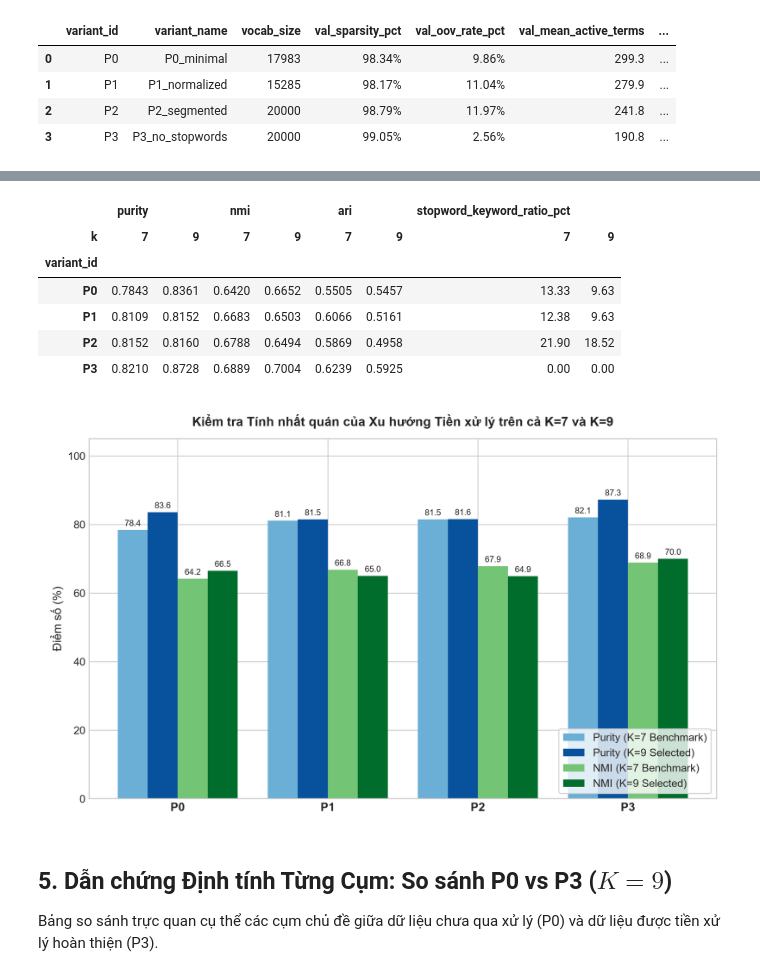
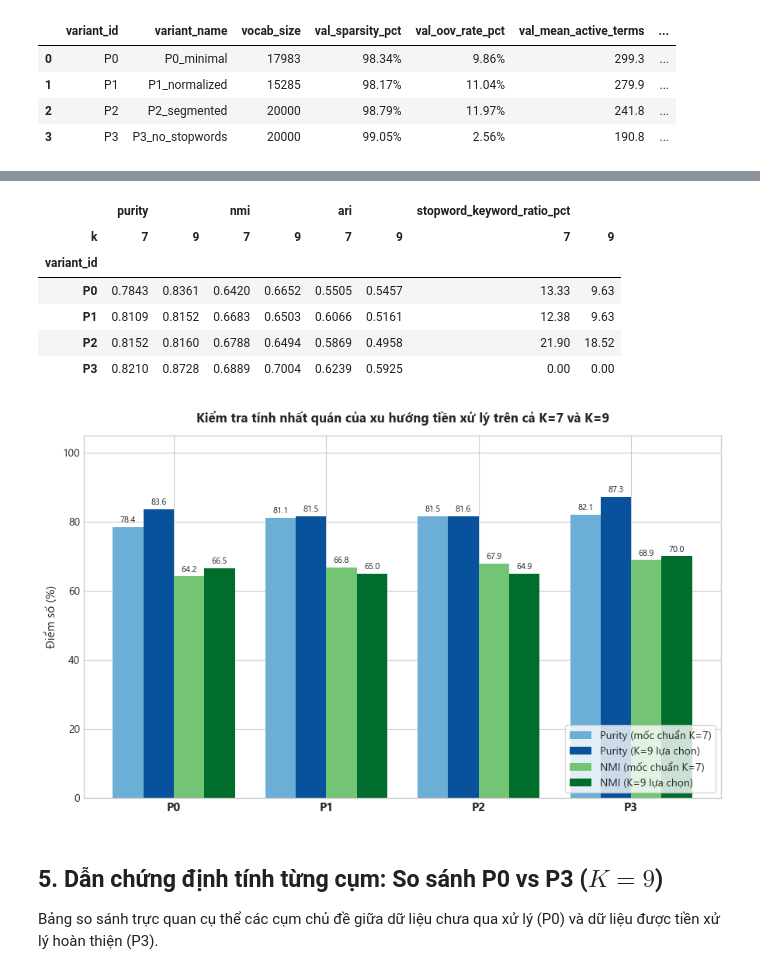
Before and after one commit to lunatran141/vietnamese-news-topic-discovery, a Jupyter notebook: notebooks/06_m03_preprocessing_ablation.ipynb, the cells around one changed output, grey strips where cells are left out. Saved outputs shown, nothing was run; the diff lists cells and outputs as text; code cells hidden in the pictures.

```diff
--- a/notebooks/06_m03_preprocessing_ablation.ipynb
+++ b/notebooks/06_m03_preprocessing_ablation.ipynb
@@ -119,24 +187,56 @@ display(Image(filename=str(FIGURES_DIR / "m03_lexical_interpretability.png")))
 Đối chiếu với $K=7$ tương ứng 7 nhãn chuyên mục `category_gold` gốc của bộ dữ liệu.
-# %%
-sens_path = RESULTS_DIR / "m03_preprocessing_ablation_k7_sensitivity.csv"
-sens_df = pd.read_csv(sens_path)
-
-# Bảng đối chiếu K=7 vs K=9
-sens_pivot = sens_df.pivot(index="variant_id", columns="k", values=["purity", "nmi", "ari", "stopword_keyword_ratio_pct"])
-display(sens_pivot)
-
-display(Image(filename=str(FIGURES_DIR / "m03_k7_vs_k9_sensitivity.png")))
-# %% [output]
-|  | purity |  | nmi |  | ari |  | stopword_keyword_ratio_pct |  |
-| k | 7 | 9 | 7 | 9 | 7 | 9 | 7 | 9 |
-| variant_id |  |  |  |  |  |  |  |  |
-| P0 | 0.7843 | 0.8361 | 0.6420 | 0.6652 | 0.5505 | 0.5457 | 13.33 | 9.63 |
-| P1 | 0.8109 | 0.8152 | 0.6683 | 0.6503 | 0.6066 | 0.5161 | 12.38 | 9.63 |
-| P2 | 0.8152 | 0.8160 | 0.6788 | 0.6494 | 0.5869 | 0.4958 | 21.90 | 18.52 |
-| P3 | 0.8210 | 0.8728 | 0.6889 | 0.7004 | 0.6239 | 0.5925 | 0.00 | 0.00 |
-[figure, removed]
+# %%
+sens_path = RESULTS_DIR / "m03_preprocessing_ablation_k7_sensitivity.csv"
+sens_df = pd.read_csv(sens_path)
+
+# Bảng đối chiếu K=7 vs K=9
+sens_pivot = sens_df.pivot(index="variant_id", columns="k", values=["purity", "nmi", "ari", "stopword_keyword_ratio_pct"])
+display(sens_pivot)
+
+fig, ax = plt.subplots(figsize=(9, 5.5))
+k7_data = sens_df[sens_df["k"] == 7].set_index("variant_id")
+k9_data = sens_df[sens_df["k"] == 9].set_index("variant_id")
+
+v_ids = ["P0", "P1", "P2", "P3"]
+k7_purity = [k7_data.loc[v, "purity"] * 100 for v in v_ids]
+k9_purity = [k9_data.loc[v, "purity"] * 100 for v in v_ids]
+k7_nmi = [k7_data.loc[v, "nmi"] * 100 for v in v_ids]
+k9_nmi = [k9_data.loc[v, "nmi"] * 100 for v in v_ids]
+
+x_sens = np.arange(len(v_ids))
+w = 0.2
+
+r1 = ax.bar(x_sens - 1.5 * w, k7_purity, w, label="Purity (mốc chuẩn K=7)", color="#6baed6")
+r2 = ax.bar(x_sens - 0.5 * w, k9_purity, w, label="Purity (K=9 lựa chọn)", color="#08519c")
+r3 = ax.bar(x_sens + 0.5 * w, k7_nmi, w, label="NMI (mốc chuẩn K=7)", color="#74c476")
+r4 = ax.bar(x_sens + 1.5 * w, k9_nmi, w, label="NMI (K=9 lựa chọn)", color="#006d2c")
+
+ax.set_title("Kiểm tra tính nhất quán của xu hướng tiền xử lý trên cả K=7 và K=9", fontsize=12, fontweight="bold", pad=12)
+ax.set_ylabel("Điểm số (%)", fontsize=11)
+ax.set_xticks(x_sens)
+ax.set_xticklabels(v_ids, fontsize=11, fontweight="bold")
+ax.set_ylim(0, 105)
+ax.legend(loc="lower right", frameon=True)
+
+for rects in [r1, r2, r3, r4]:
+    for bar in rects:
+        h = bar.get_height()
+        ax.annotate(f"{h:.1f}", xy=(bar.get_x() + bar.get_width() / 2, h), xytext=(0, 2), textcoords="offset points", ha="center", va="bottom", fontsize=8)
+
+plt.tight_layout()
+fig.savefig(FIGURES_DIR / "m03_k7_vs_k9_sensitivity.png", dpi=300)
+plt.show()
+# %% [output]
+|  | purity |  | nmi |  | ari |  | stopword_keyword_ratio_pct |  |
+| k | 7 | 9 | 7 | 9 | 7 | 9 | 7 | 9 |
+| variant_id |  |  |  |  |  |  |  |  |
+| P0 | 0.7843 | 0.8361 | 0.6420 | 0.6652 | 0.5505 | 0.5457 | 13.33 | 9.63 |
+| P1 | 0.8109 | 0.8152 | 0.6683 | 0.6503 | 0.6066 | 0.5161 | 12.38 | 9.63 |
+| P2 | 0.8152 | 0.8160 | 0.6788 | 0.6494 | 0.5869 | 0.4958 | 21.90 | 18.52 |
+| P3 | 0.8210 | 0.8728 | 0.6889 | 0.7004 | 0.6239 | 0.5925 | 0.00 | 0.00 |
+[figure, added]
 # %% [markdown]
-## 5. Dẫn chứng Định tính Từng Cụm: So sánh P0 vs P3 ($K=9$)
+## 5. Dẫn chứng định tính từng cụm: So sánh P0 vs P3 ($K=9$)
 Bảng so sánh trực quan cụ thể các cụm chủ đề giữa dữ liệu chưa qua xử lý (P0) và dữ liệu được tiền xử lý hoàn thiện (P3).
 # %%
 qual_path = RESULTS_DIR / "m03_qualitative_cluster_examples.csv"
```
Also changed, not shown: parts of 20 cells of this notebook, 9 other files.
